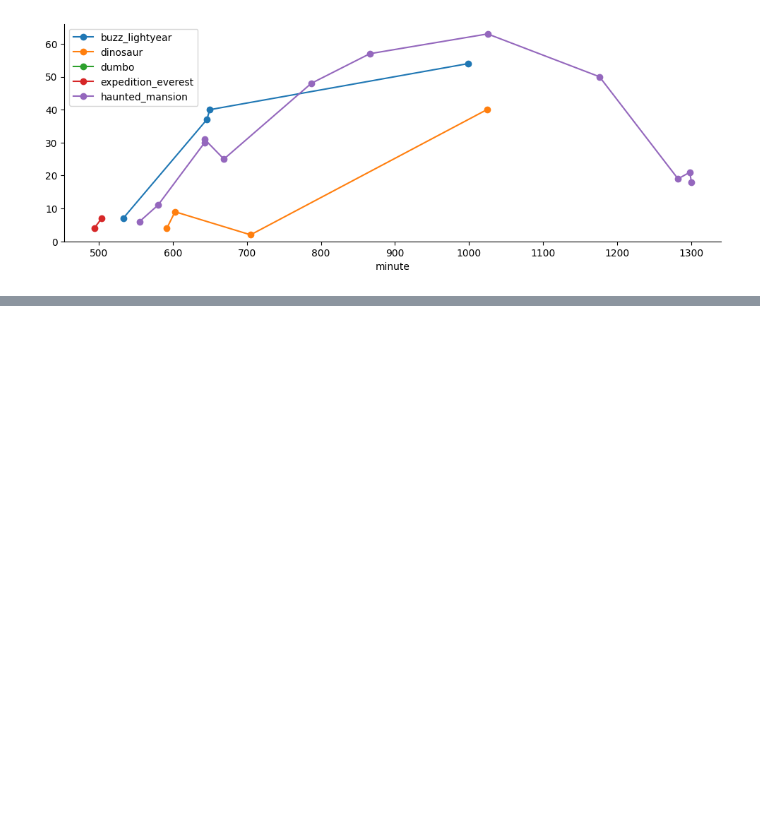
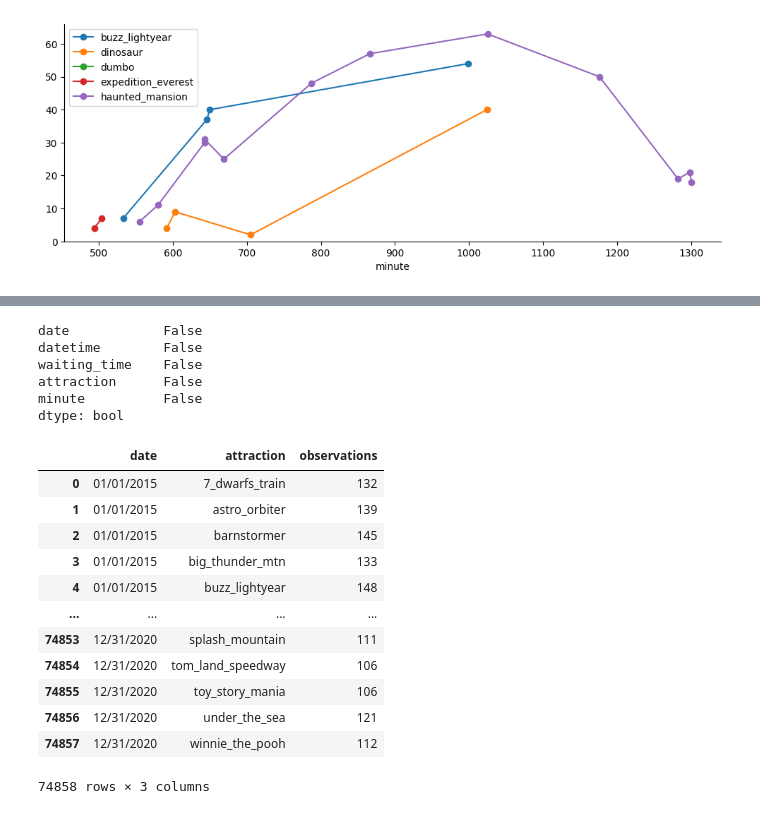
Before and after one commit to timsideanotmine/dummy-examen, a Jupyter notebook: notebooks/oefen-examen.ipynb, the cells around one changed output, grey strips where cells are left out. Saved outputs shown, nothing was run; the diff lists cells and outputs as text; code cells hidden in the pictures; blank space fills up the shorter version.

```diff
--- a/notebooks/oefen-examen.ipynb
+++ b/notebooks/oefen-examen.ipynb
@@ -369,0 +397,41 @@ visualize_waiting(df_waiting_actual, attractions, date)
+# %%
+# df_waiting_posted.isnull().any .. merk het verschil tussen any en any() !!
+# alles heeft zinnige data : de vraag is 'how many data points for posted wiaiting time' dus tellen per dag per attractie ...
+df_waiting_posted.isnull().any()
+# %% [output]
+date            False
+datetime        False
+waiting_time    False
+attraction      False
+minute          False
+dtype: bool
+# %%
+#  de size van een dataframe geeft het aantal rijen !
+
+# df_waiting_posted.groupby(['date', 'attraction']).size()
+# -- dit geeft de output als een 'multi index' niet een dataframe ...
+
+# df_waiting_posted.groupby(['date', 'attraction']).size().reset_index().rename({0 : 'observations'}, axis=1)
+# dit geeft als resultaat een dataframe, let op de () achter reset_index () !
+# let ook op de rename : is een rename van de kolommen van het dataframe
+
+#  en dan nog wat grouping = backets rondom () om over meerder lijnen te kunnen werken
+(df_waiting_posted.groupby(['date', 'attraction'])
+                .size()
+                .reset_index()
+                .rename({0 : 'observations'}, axis=1)
+                )
+# %% [output]
+|  | date | attraction | observations |
+| 0 | 01/01/2015 | 7_dwarfs_train | 132 |
+| 1 | 01/01/2015 | astro_orbiter | 139 |
+| 2 | 01/01/2015 | barnstormer | 145 |
+| 3 | 01/01/2015 | big_thunder_mtn | 133 |
+| 4 | 01/01/2015 | buzz_lightyear | 148 |
+| ... | ... | ... | ... |
+| 74853 | 12/31/2020 | splash_mountain | 111 |
+| 74854 | 12/31/2020 | tom_land_speedway | 106 |
+| 74855 | 12/31/2020 | toy_story_mania | 106 |
+| 74856 | 12/31/2020 | under_the_sea | 121 |
+| 74857 | 12/31/2020 | winnie_the_pooh | 112 |
+74858 rows × 3 columns
```
Also changed, not shown: parts of 28 cells of this notebook.
